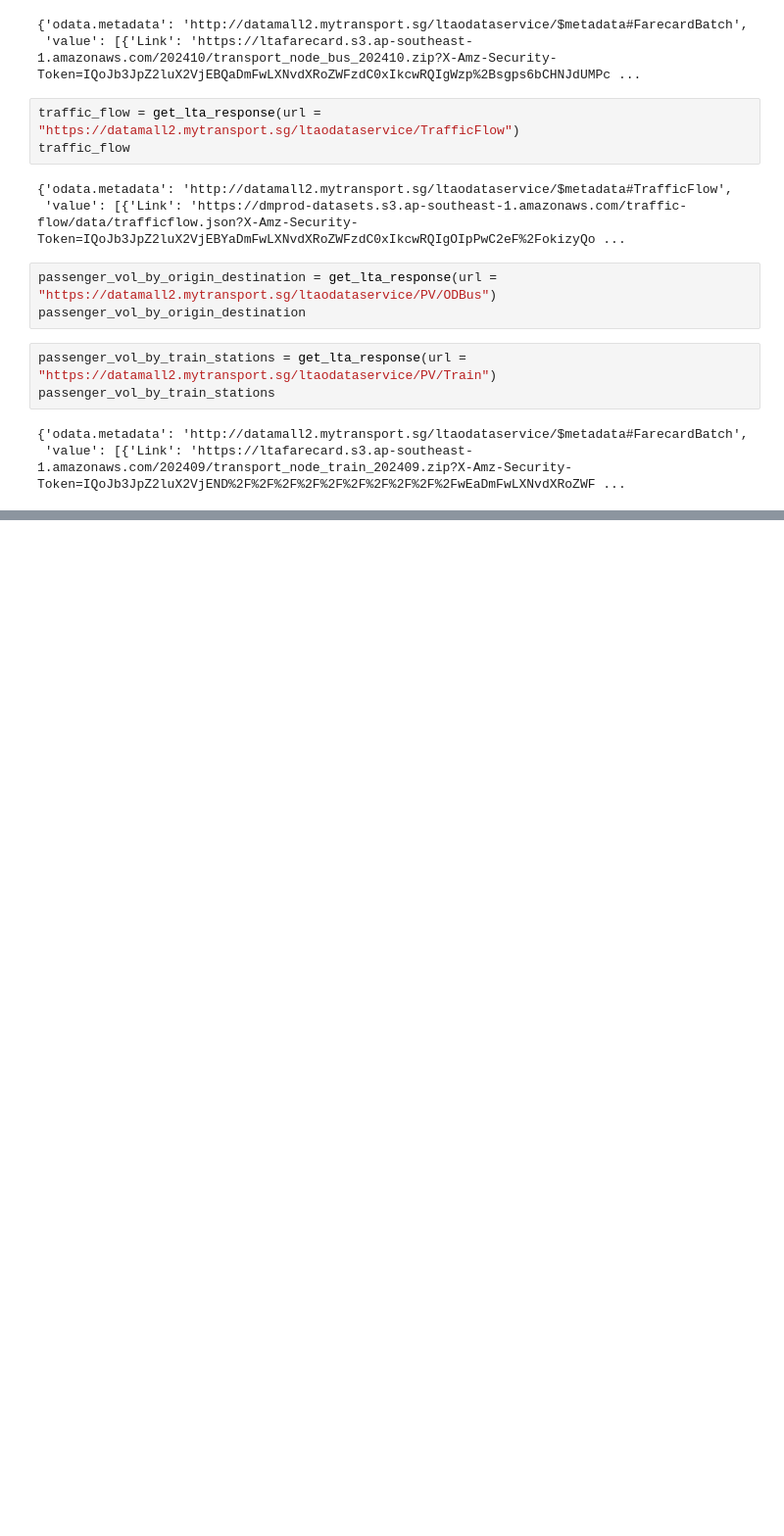
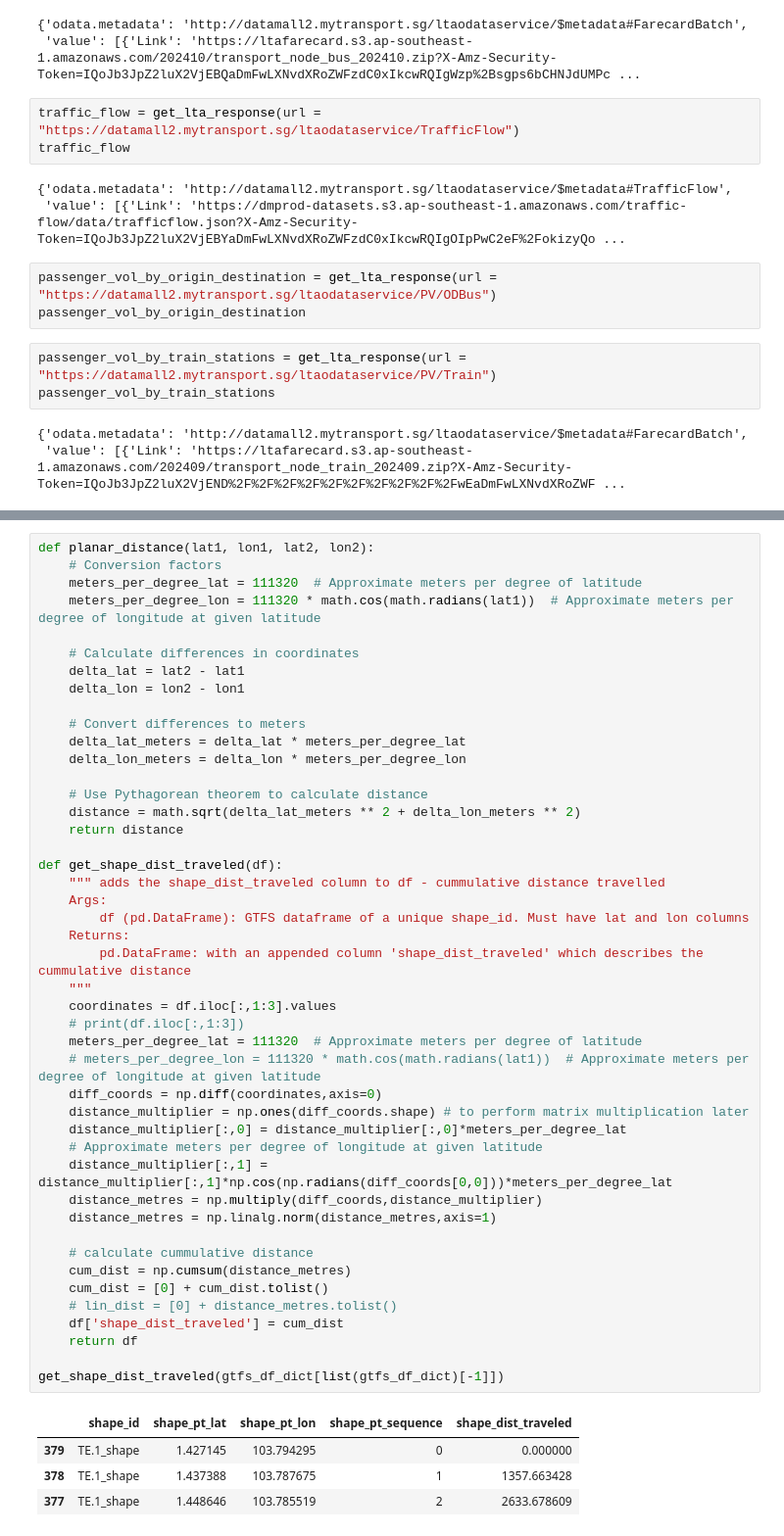
Before and after one commit to pakhuiying/NCCS_analysis, a Jupyter notebook: LTA_API.ipynb, the cells around one changed output, grey strips where cells are left out. Shown at 98% size. Saved outputs shown, nothing was run; the diff lists cells and outputs as text; blank space fills up the shorter version.

```diff
--- a/LTA_API.ipynb
+++ b/LTA_API.ipynb
@@ -132,0 +220,50 @@ passenger_vol_by_train_stations
+# %%
+def planar_distance(lat1, lon1, lat2, lon2):
+    # Conversion factors
+    meters_per_degree_lat = 111320  # Approximate meters per degree of latitude
+    meters_per_degree_lon = 111320 * math.cos(math.radians(lat1))  # Approximate meters per degree of longitude at given latitude
+
+    # Calculate differences in coordinates
+    delta_lat = lat2 - lat1
+    delta_lon = lon2 - lon1
+
+    # Convert differences to meters
+    delta_lat_meters = delta_lat * meters_per_degree_lat
+    delta_lon_meters = delta_lon * meters_per_degree_lon
+
+    # Use Pythagorean theorem to calculate distance
+    distance = math.sqrt(delta_lat_meters ** 2 + delta_lon_meters ** 2)
+    return distance
+
+def get_shape_dist_traveled(df):
+    """ adds the shape_dist_traveled column to df - cummulative distance travelled
+    Args:
+        df (pd.DataFrame): GTFS dataframe of a unique shape_id. Must have lat and lon columns
+    Returns:
+        pd.DataFrame: with an appended column 'shape_dist_traveled' which describes the cummulative distance
+    """
+    coordinates = df.iloc[:,1:3].values
+    # print(df.iloc[:,1:3])
+    meters_per_degree_lat = 111320  # Approximate meters per degree of latitude
+    # meters_per_degree_lon = 111320 * math.cos(math.radians(lat1))  # Approximate meters per degree of longitude at given latitude
+    diff_coords = np.diff(coordinates,axis=0)
+    distance_multiplier = np.ones(diff_coords.shape) # to perform matrix multiplication later
+    distance_multiplier[:,0] = distance_multiplier[:,0]*meters_per_degree_lat
+    # Approximate meters per degree of longitude at given latitude
+    distance_multiplier[:,1] = distance_multiplier[:,1]*np.cos(np.radians(diff_coords[0,0]))*meters_per_degree_lat
+    distance_metres = np.multiply(diff_coords,distance_multiplier)
+    distance_metres = np.linalg.norm(distance_metres,axis=1)
+
+    # calculate cummulative distance
+    cum_dist = np.cumsum(distance_metres)
+    cum_dist = [0] + cum_dist.tolist()
+    # lin_dist = [0] + distance_metres.tolist()
+    df['shape_dist_traveled'] = cum_dist
+    return df
+
+get_shape_dist_traveled(gtfs_df_dict[list(gtfs_df_dict)[-1]])
+# %% [output]
+|  | shape_id | shape_pt_lat | shape_pt_lon | shape_pt_sequence | shape_dist_traveled |
+| 379 | TE.1_shape | 1.427145 | 103.794295 | 0 | 0.000000 |
+| 378 | TE.1_shape | 1.437388 | 103.787675 | 1 | 1357.663428 |
+| 377 | TE.1_shape | 1.448646 | 103.785519 | 2 | 2633.678609 |
```
Also changed, not shown: parts of 11 cells of this notebook.
